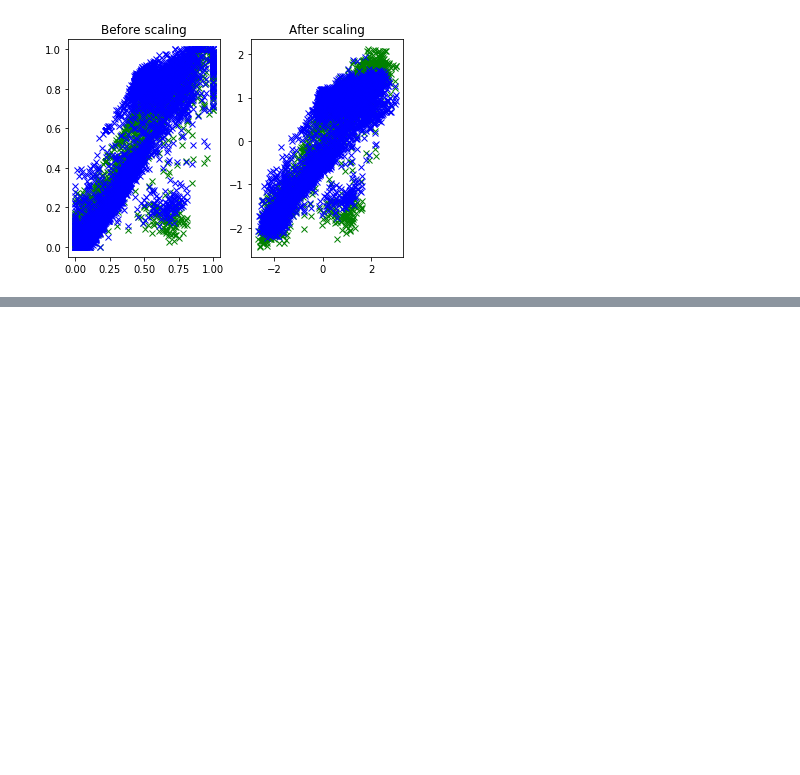
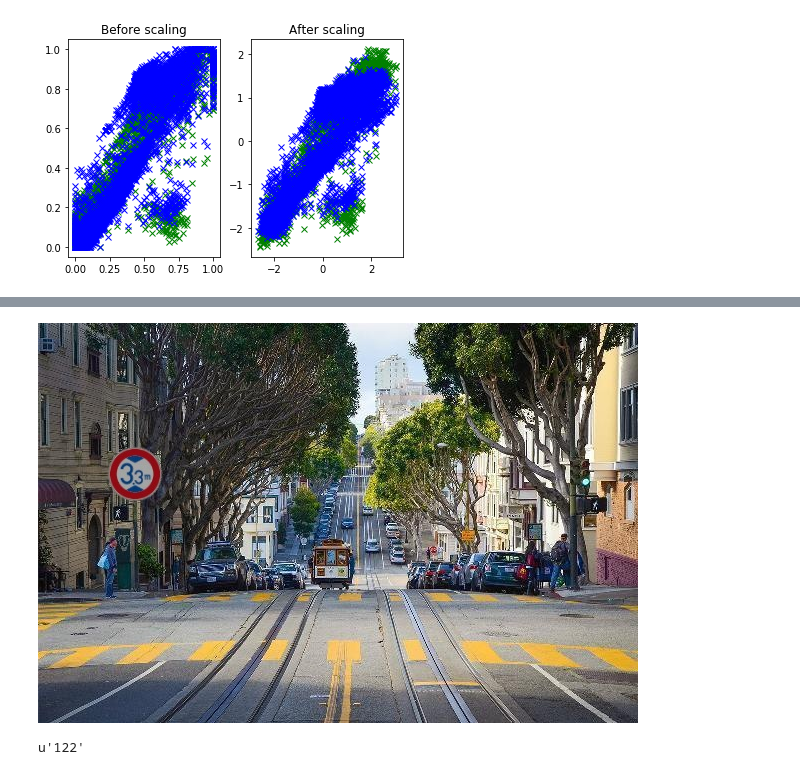
Before and after one commit to Kagamiwomiru/DatasetFactory, a Jupyter notebook: Augmentation_Tuning.ipynb, the cells around one changed output, grey strips where cells are left out. Cells and saved outputs as stored; diff of their text form; code cells hidden in the pictures; blank space fills up the shorter version.

```diff
--- a/Augmentation_Tuning.ipynb
+++ b/Augmentation_Tuning.ipynb
@@ -156,0 +178,19 @@ plt.imshow(normalizeImage(x_zcaw[0,:,:,:]))
+# %%
+import cv2
+from IPython.display import display, Image as iP
+#画像表示用
+import matplotlib.pyplot as plt
+def display_cv_image(image, format='.png'):
+    decoded_bytes = cv2.imencode(format, image)[1].tobytes()
+    display(iP(data=decoded_bytes))
+# %%
+  image_data = csv_read("../datasets/ProjectDatasetFactory/Load_set2_BAK/Load_set_annotation.csv", "utf-8")
+# %%
+img=cv2.imread(image_data[1][5])
+display_cv_image(img)
+# %% [output]
+[figure, added]
+# %%
+image_data[1][2]
+# %% [output]
+u'122'
```
Also changed, not shown: parts of 21 cells of this notebook, 3 other files.
